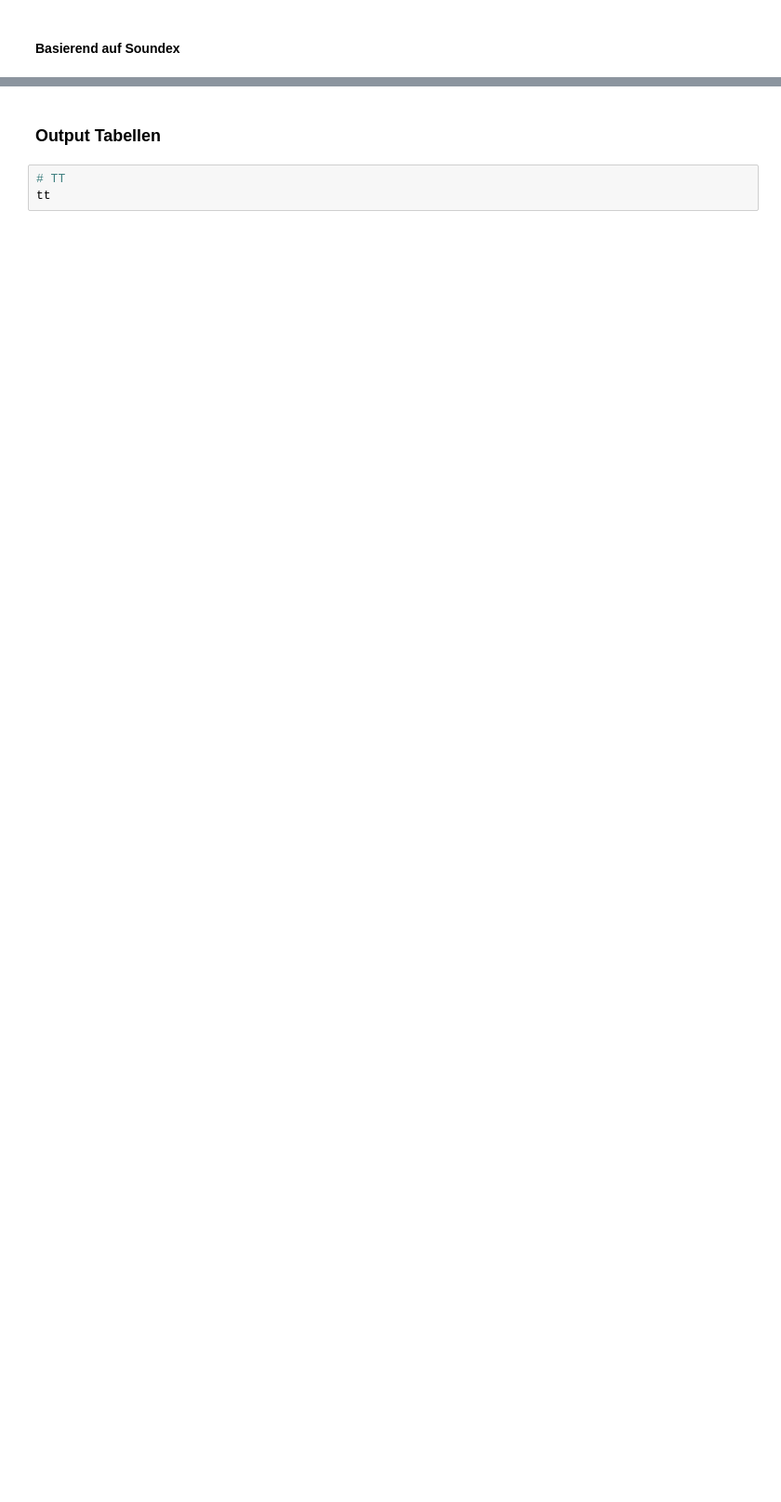
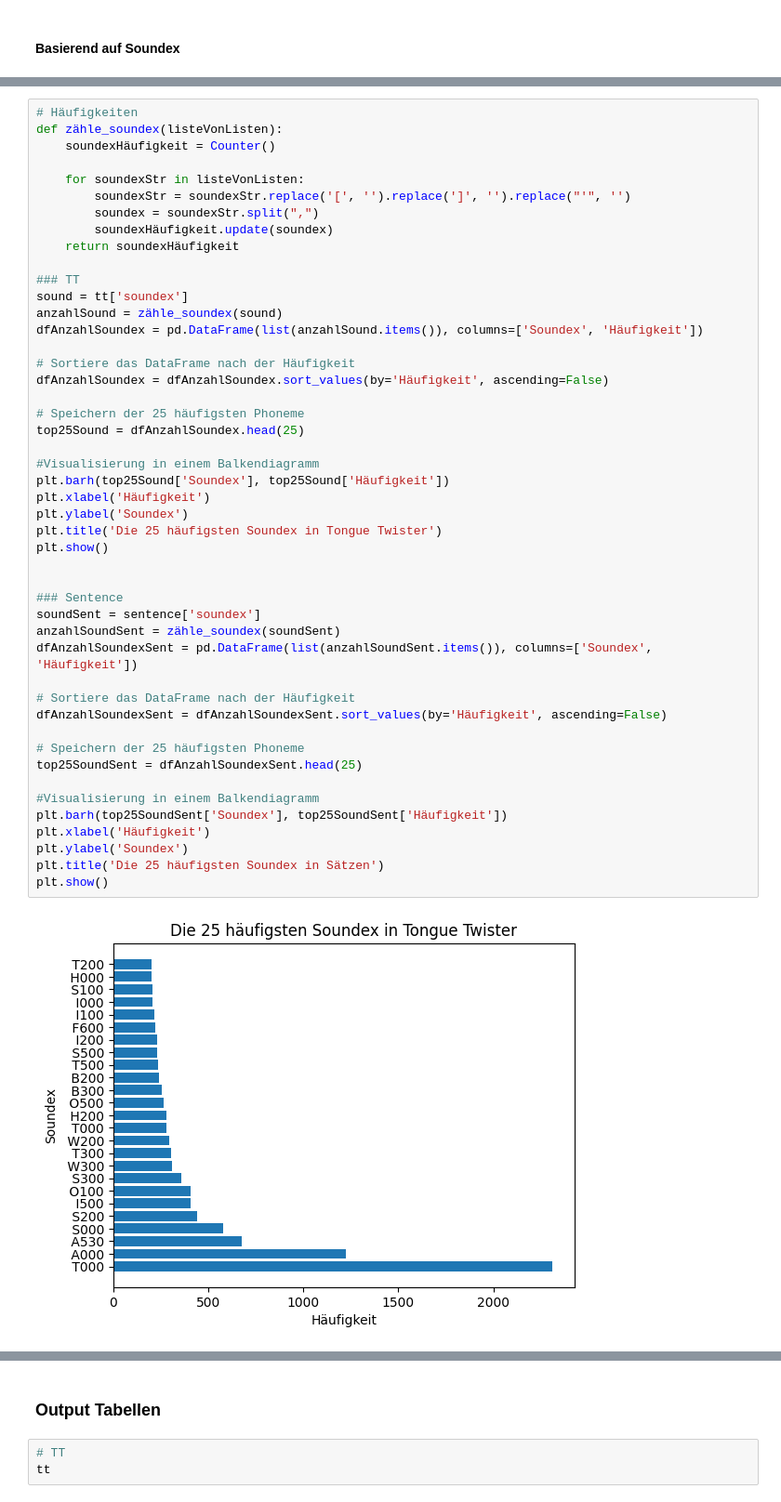
Before and after one commit to albertokoeselmunoz/tongue_twisters, a Jupyter notebook: data_understanding.ipynb, the cells around one changed output, grey strips where cells are left out. Shown at 93% size. Cells and saved outputs as stored; diff of their text form; blank space fills up the shorter version.

```diff
--- a/data_understanding.ipynb
+++ b/data_understanding.ipynb
@@ -247,0 +239,49 @@ Name: soundex, Length: 2674, dtype: object
+# %%
+# Häufigkeiten
+def zähle_soundex(listeVonListen):
+    soundexHäufigkeit = Counter()
+
+    for soundexStr in listeVonListen:
+        soundexStr = soundexStr.replace('[', '').replace(']', '').replace("'", '')
+        soundex = soundexStr.split(",")
+        soundexHäufigkeit.update(soundex)
+    return soundexHäufigkeit
+
+### TT
+sound = tt['soundex']
+anzahlSound = zähle_soundex(sound)
+dfAnzahlSoundex = pd.DataFrame(list(anzahlSound.items()), columns=['Soundex', 'Häufigkeit'])
+
+# Sortiere das DataFrame nach der Häufigkeit
+dfAnzahlSoundex = dfAnzahlSoundex.sort_values(by='Häufigkeit', ascending=False)
+
+# Speichern der 25 häufigsten Phoneme
+top25Sound = dfAnzahlSoundex.head(25)
+
+#Visualisierung in einem Balkendiagramm
+plt.barh(top25Sound['Soundex'], top25Sound['Häufigkeit'])
+plt.xlabel('Häufigkeit')
+plt.ylabel('Soundex')
+plt.title('Die 25 häufigsten Soundex in Tongue Twister')
+plt.show()
+
+
+### Sentence
+soundSent = sentence['soundex']
+anzahlSoundSent = zähle_soundex(soundSent)
+dfAnzahlSoundexSent = pd.DataFrame(list(anzahlSoundSent.items()), columns=['Soundex', 'Häufigkeit'])
+
+# Sortiere das DataFrame nach der Häufigkeit
+dfAnzahlSoundexSent = dfAnzahlSoundexSent.sort_values(by='Häufigkeit', ascending=False)
+
+# Speichern der 25 häufigsten Phoneme
+top25SoundSent = dfAnzahlSoundexSent.head(25)
+
+#Visualisierung in einem Balkendiagramm
+plt.barh(top25SoundSent['Soundex'], top25SoundSent['Häufigkeit'])
+plt.xlabel('Häufigkeit')
+plt.ylabel('Soundex')
+plt.title('Die 25 häufigsten Soundex in Sätzen')
+plt.show()
+# %% [output]
+[figure, added]
```
Also changed, not shown: parts of 19 cells of this notebook.
